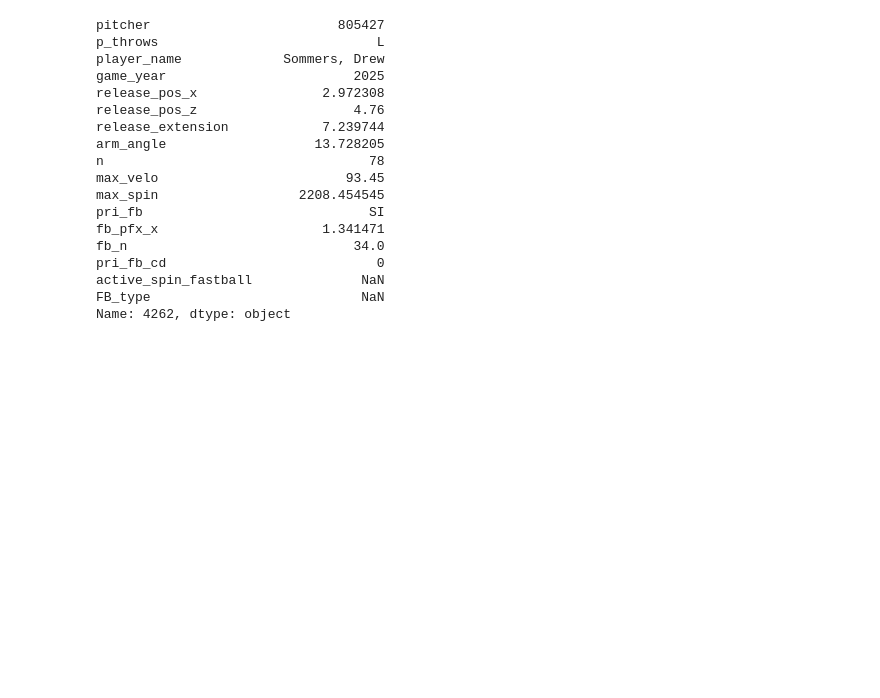
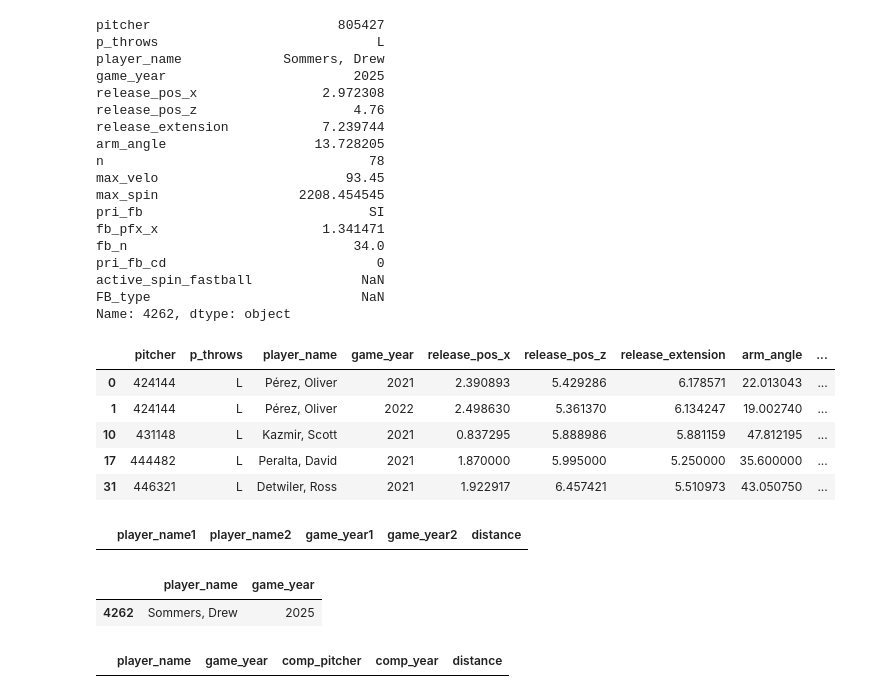
Before and after one commit to simontodreas/mlb-pitch-loadout, a Jupyter notebook: Pitch Suggestions.ipynb, the cells around one changed output. Drawn from its saved outputs; the diff is of its cells as text; code cells hidden in the pictures; blank space fills up the shorter version.

```diff
--- a/Pitch Suggestions.ipynb
+++ b/Pitch Suggestions.ipynb
@@ -209,3 +211,12 @@ pri_fb_cd                           0
 active_spin_fastball              NaN
 FB_type                           NaN
 Name: 4262, dtype: object
+# %%
+pitcher_summ_l.head()
+# %% [output]
+|  | pitcher | p_throws | player_name | game_year | release_pos_x | release_pos_z | release_extension | arm_angle | ... |
+| 0 | 424144 | L | Pérez, Oliver | 2021 | 2.390893 | 5.429286 | 6.178571 | 22.013043 | ... |
+| 1 | 424144 | L | Pérez, Oliver | 2022 | 2.498630 | 5.361370 | 6.134247 | 19.002740 | ... |
+| 10 | 431148 | L | Kazmir, Scott | 2021 | 0.837295 | 5.888986 | 5.881159 | 47.812195 | ... |
+| 17 | 444482 | L | Peralta, David | 2021 | 1.870000 | 5.995000 | 5.250000 | 35.600000 | ... |
+| 31 | 446321 | L | Detwiler, Ross | 2021 | 1.922917 | 6.457421 | 5.510973 | 43.050750 | ... |
@@ -211,0 +230,5 @@ Name: 4262, dtype: object
+# %%
+biomech_dist[(biomech_dist['player_name1'] == 'Sommers, Drew') |
+              (biomech_dist['player_name2'] == 'Sommers, Drew')].sort_values('distance')
+# %% [output]
+|  | player_name1 | player_name2 | game_year1 | game_year2 | distance |
@@ -211,0 +242,5 @@ Name: 4262, dtype: object
+# %%
+targets[targets['player_name'] == 'Sommers, Drew']
+# %% [output]
+|  | player_name | game_year |
+| 4262 | Sommers, Drew | 2025 |
@@ -211,0 +273,4 @@ Name: 4262, dtype: object
+# %%
+target_pairs[target_pairs['comp_pitcher'] == 'Sommers, Drew']
+# %% [output]
+|  | player_name | game_year | comp_pitcher | comp_year | distance |
```
Also changed, not shown: parts of 4 cells of this notebook.
